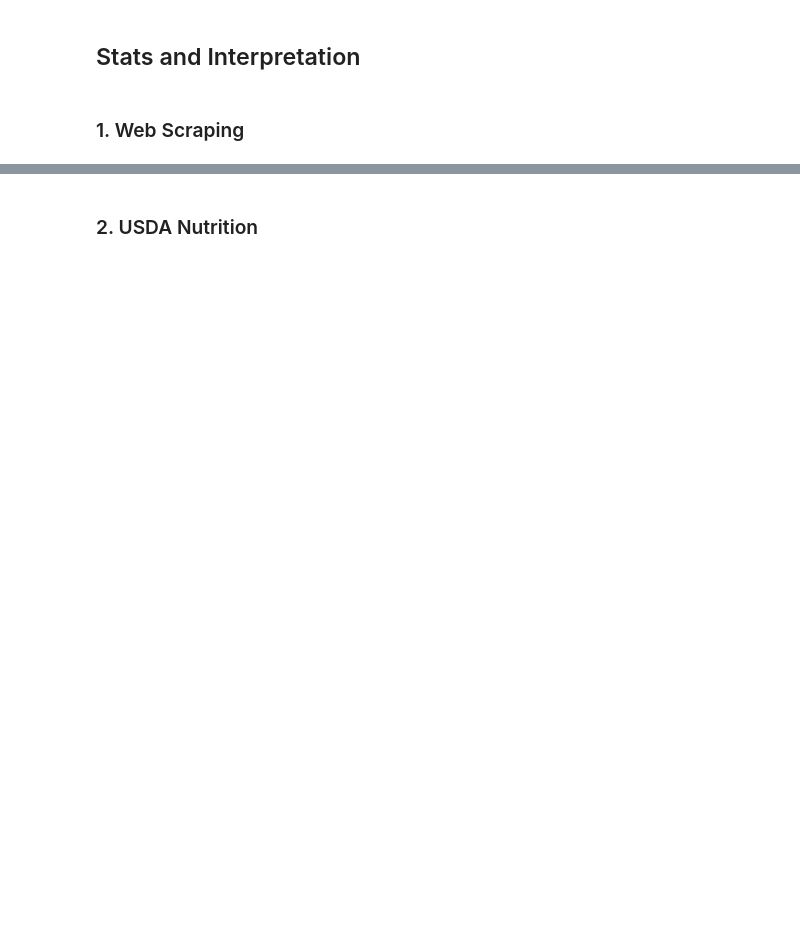
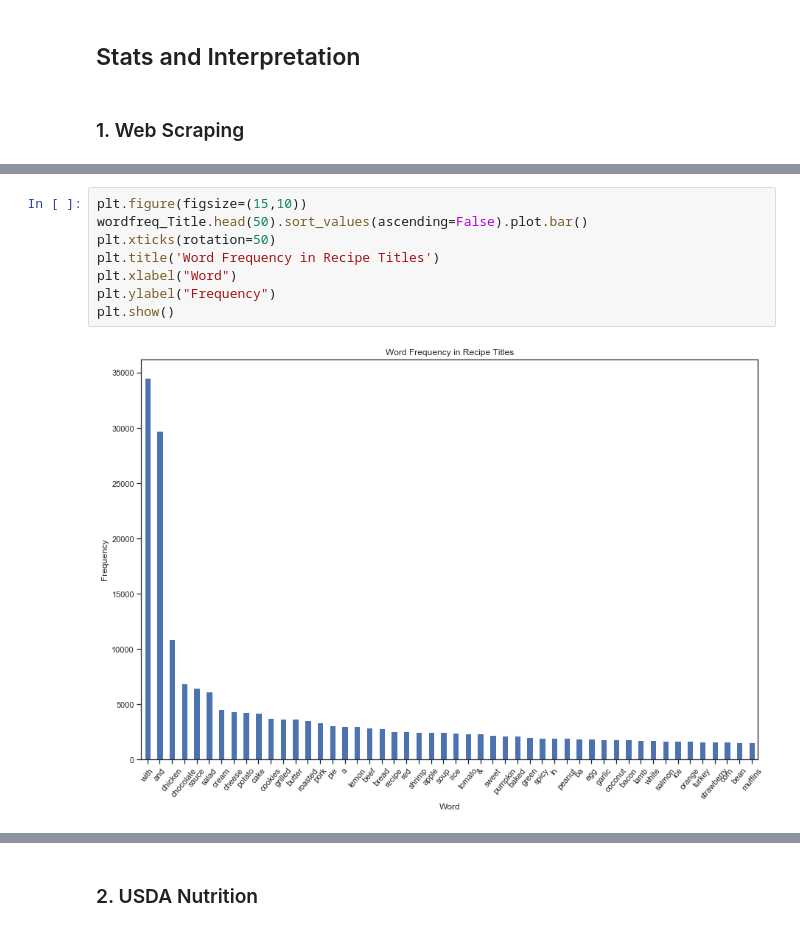
Before and after one commit to nemasobhani/Nutrition-from-Web-Scraped-Recipes, a Jupyter notebook: Project_Final_Report.ipynb, the cells around one changed output, grey strips where cells are left out. Drawn from its saved outputs; the diff is of its cells as text; blank space fills up the shorter version.

```diff
--- a/Project_Final_Report.ipynb
+++ b/Project_Final_Report.ipynb
@@ -91,0 +162,10 @@ ModuleNotFoundError: No module named 'NG_analysis'
+# %%
+plt.figure(figsize=(15,10))
+wordfreq_Title.head(50).sort_values(ascending=False).plot.bar()
+plt.xticks(rotation=50)
+plt.title('Word Frequency in Recipe Titles')
+plt.xlabel("Word")
+plt.ylabel("Frequency")
+plt.show()
+# %% [output]
+[figure, added]
```
Also changed, not shown: parts of 29 cells of this notebook, 5 other files.
